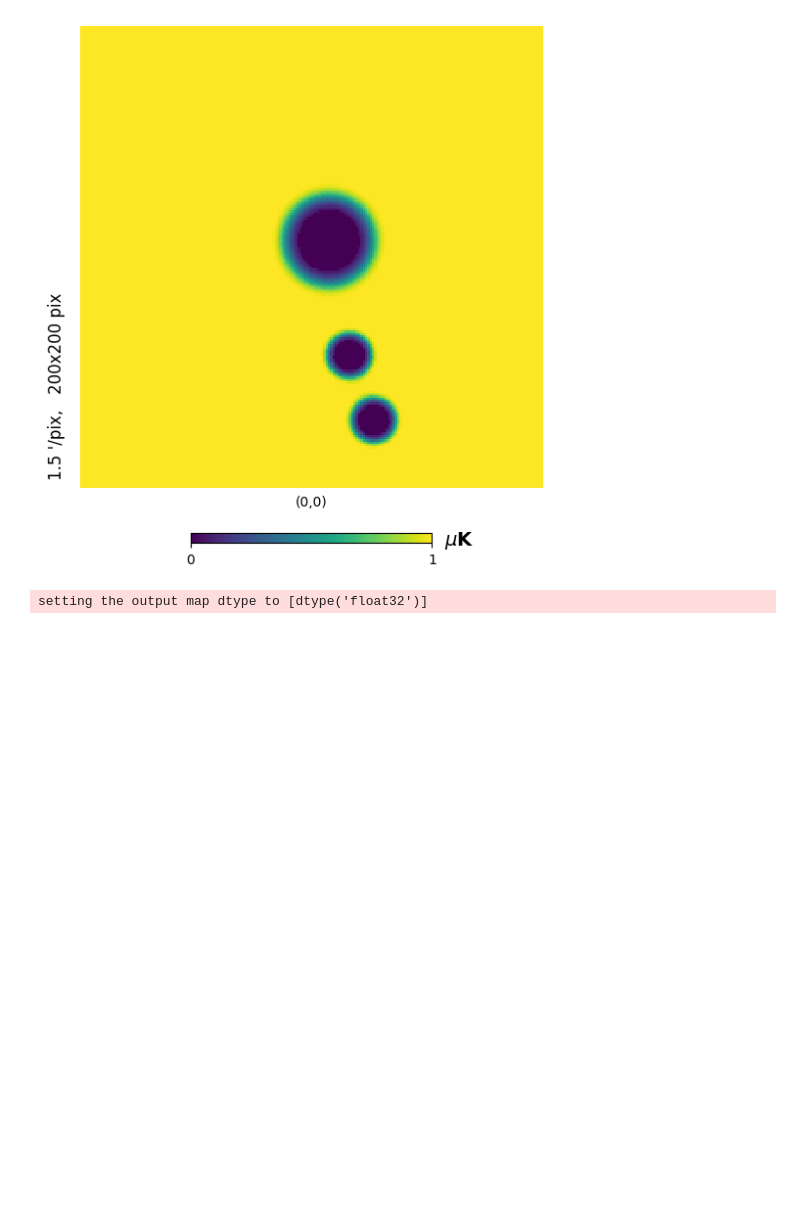
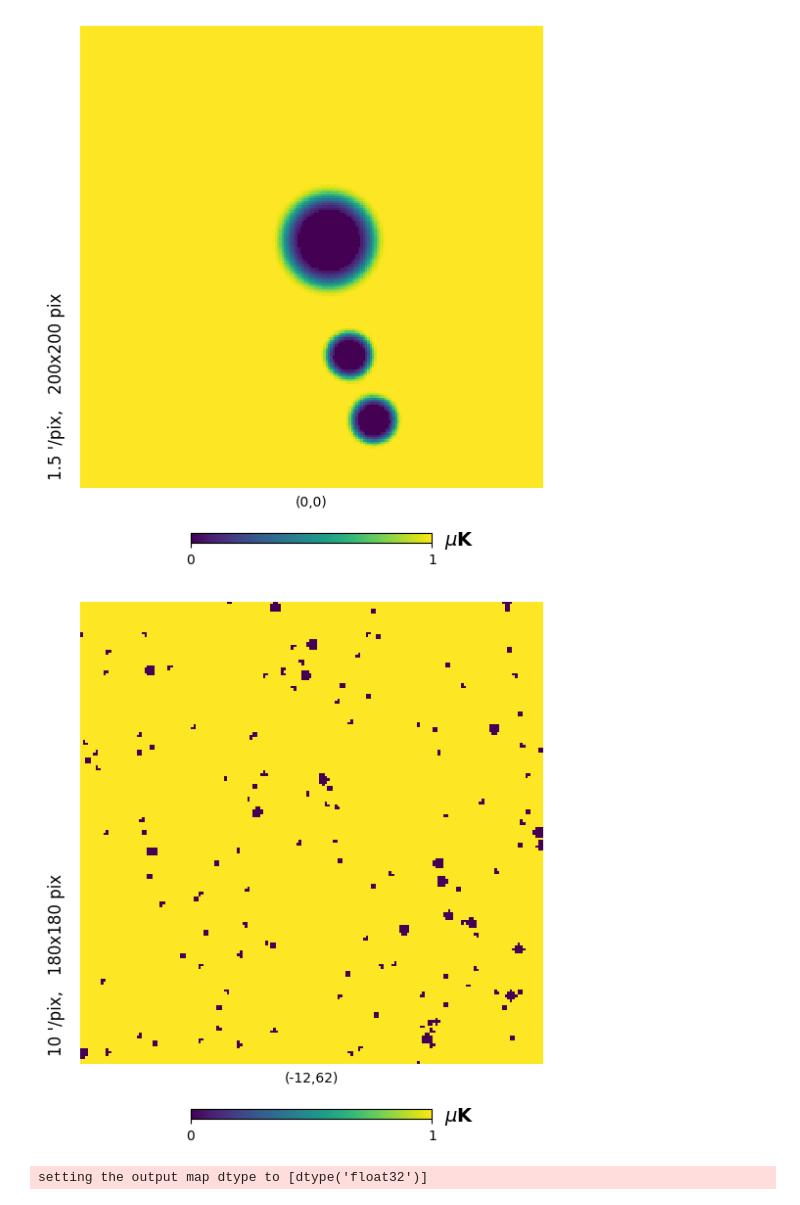
Before and after one commit to AlexBM173/cmb_foregrounds_diffusion, a Jupyter notebook: scratch.ipynb, the cells around one changed output. Cells and saved outputs as stored; diff of their text form; code cells hidden in the pictures; blank space fills up the shorter version.

```diff
--- a/scratch.ipynb
+++ b/scratch.ipynb
@@ -87,6 +95,17 @@ hp.gnomview(tsz_150_map,title="",unit=r"$\mu$K", cmap='viridis',cbar=True)
 hp.gnomview(cluster_mask_150_map,title="",unit=r"$\mu$K", cmap='viridis',cbar=True)
 # %% [output]
 [figure]
+# %%
+boxsize_deg = 30
+res_am = 10
+boxsize = int(boxsize_deg*60/res_am)
+# %%
+cluster_mask_150_map_binary = np.copy(cluster_mask_150_map)
+cluster_mask_150_map_binary[cluster_mask_150_map_binary!=0]=1
+# %%
+hp.gnomview(cluster_mask_150_map_binary,xsize = boxsize, rot=[-12,62] ,reso=res_am, title="",unit=r"$\mu$K", cmap='viridis',cbar=True)
+# %% [output]
+[figure, added]
 # %%
 mean_val = np.mean(masked_tsz_150_map)
 std_val = np.std(masked_tsz_150_map)
```
Also changed, not shown: parts of 2 cells of this notebook, 1 other file.
